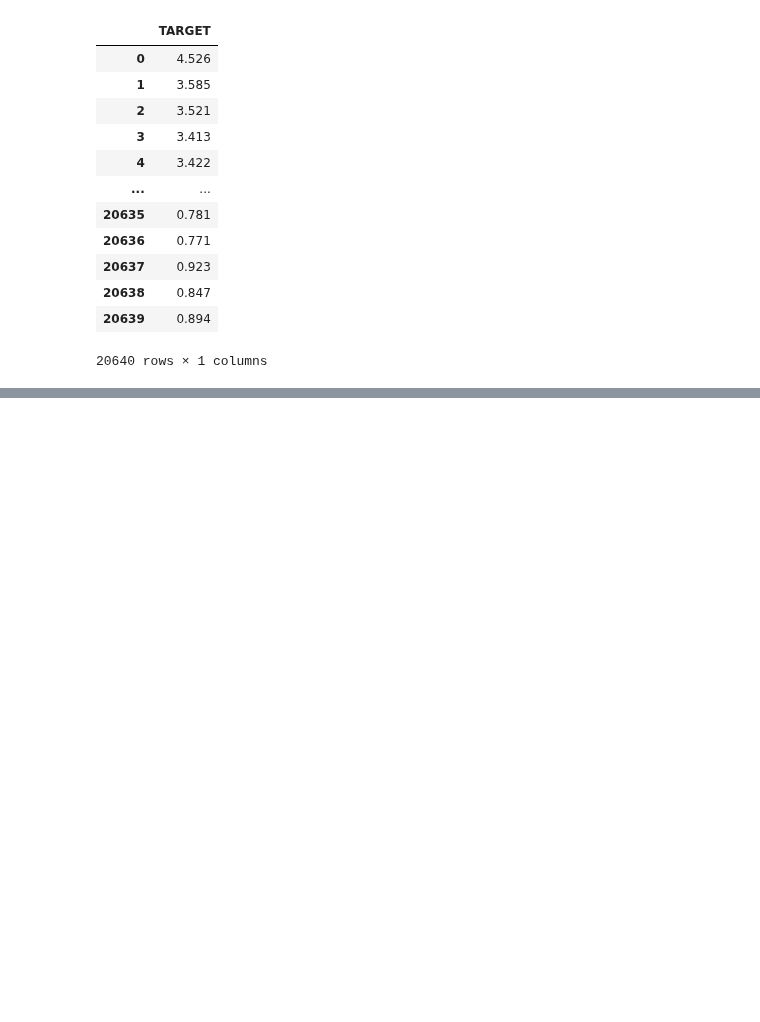
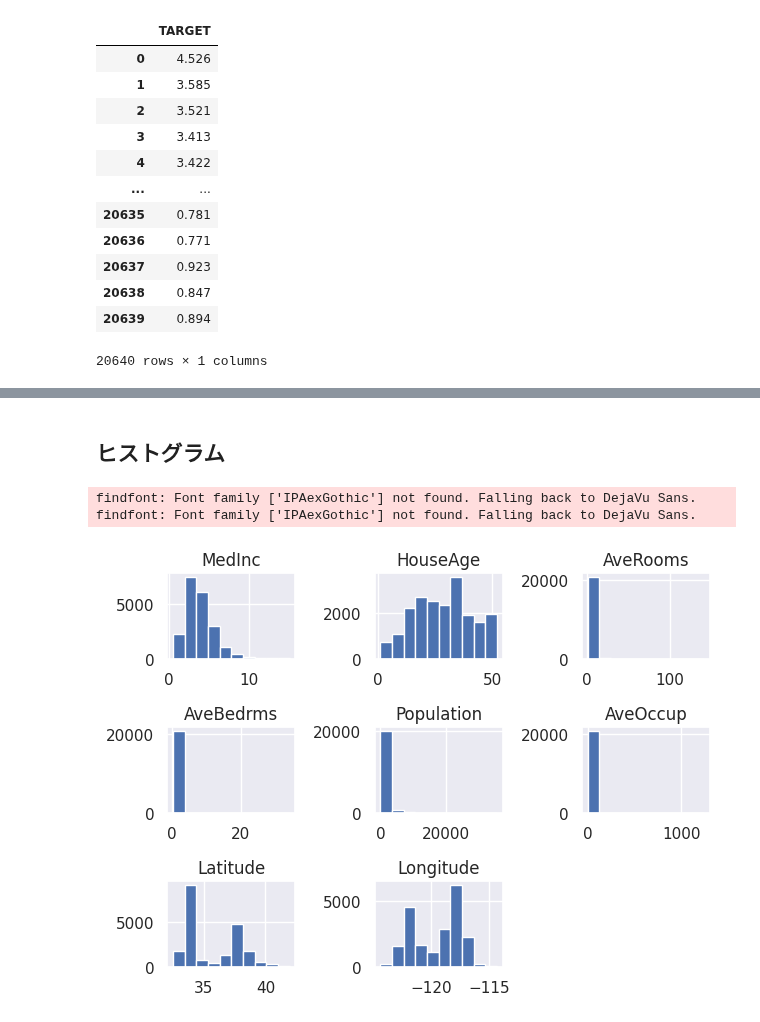
Before and after one commit to ryoma-jp/samples, a Jupyter notebook: python/templates/data_analysis/work/table_data_template.ipynb, the cells around one changed output, grey strips where cells are left out. Saved outputs shown, nothing was run; the diff lists cells and outputs as text; code cells hidden in the pictures; blank space fills up the shorter version.

Commit message:
draw histogram

```diff
--- a/python/templates/data_analysis/work/table_data_template.ipynb
+++ b/python/templates/data_analysis/work/table_data_template.ipynb
@@ -47,0 +64,13 @@ y_data
+# %% [markdown]
+## ヒストグラム
+# %%
+float_cols = x_data.columns[x_data.dtypes=='float64']
+hist_data = x_data[float_cols]
+hist_data.hist()
+plt.tight_layout()
+plt.show()
+plt.close()
+# %% [output]
+findfont: Font family ['IPAexGothic'] not found. Falling back to DejaVu Sans.
+findfont: Font family ['IPAexGothic'] not found. Falling back to DejaVu Sans.
+[figure, added]
```
Also changed, not shown: parts of 3 cells of this notebook.
